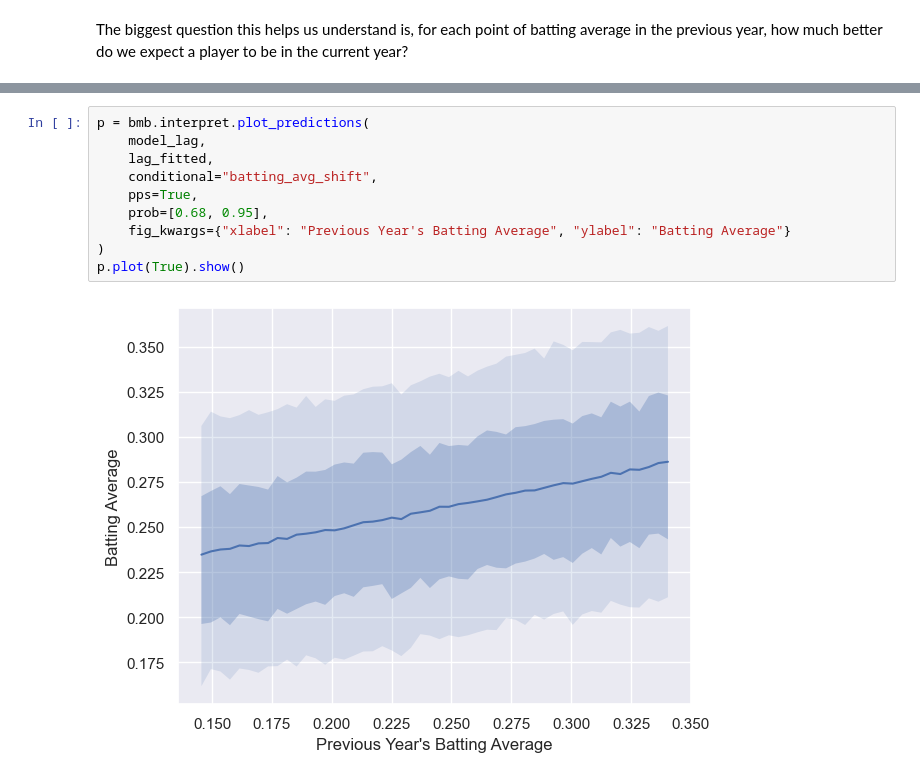
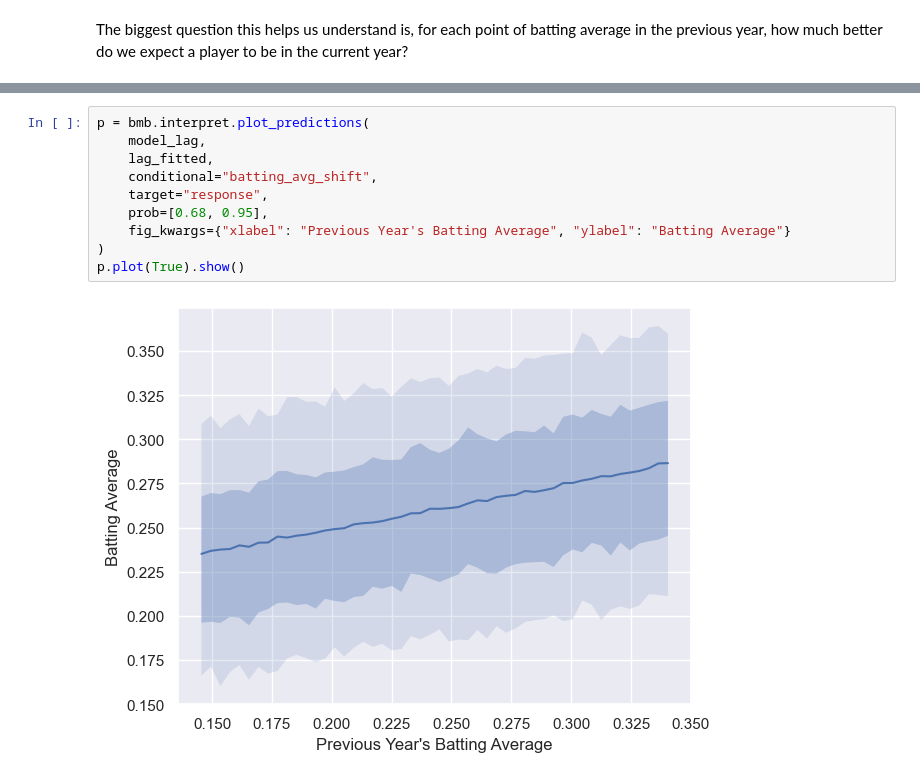
Before and after one commit to bambinos/bambi, a Jupyter notebook: docs/notebooks/beta_regression.ipynb, the cells around one changed output, grey strips where cells are left out. Cells and saved outputs as stored; diff of their text form.

```diff
--- a/docs/notebooks/beta_regression.ipynb
+++ b/docs/notebooks/beta_regression.ipynb
@@ -348,15 +348,15 @@ Mean effect: 0.7948
 # %%
 p = bmb.interpret.plot_predictions(
     model_lag,
     lag_fitted,
     conditional="batting_avg_shift",
-    pps=True,
+    target="response",
     prob=[0.68, 0.95],
     fig_kwargs={"xlabel": "Previous Year's Batting Average", "ylabel": "Batting Average"}
 )
 p.plot(True).show()
 # %% [output]
-[figure, old version]
+[figure, new version]
 # %%
 %load_ext watermark
 %watermark -n -u -v -iv -w
```
Also changed, not shown: parts of 17 cells of this notebook, 5 other files.
